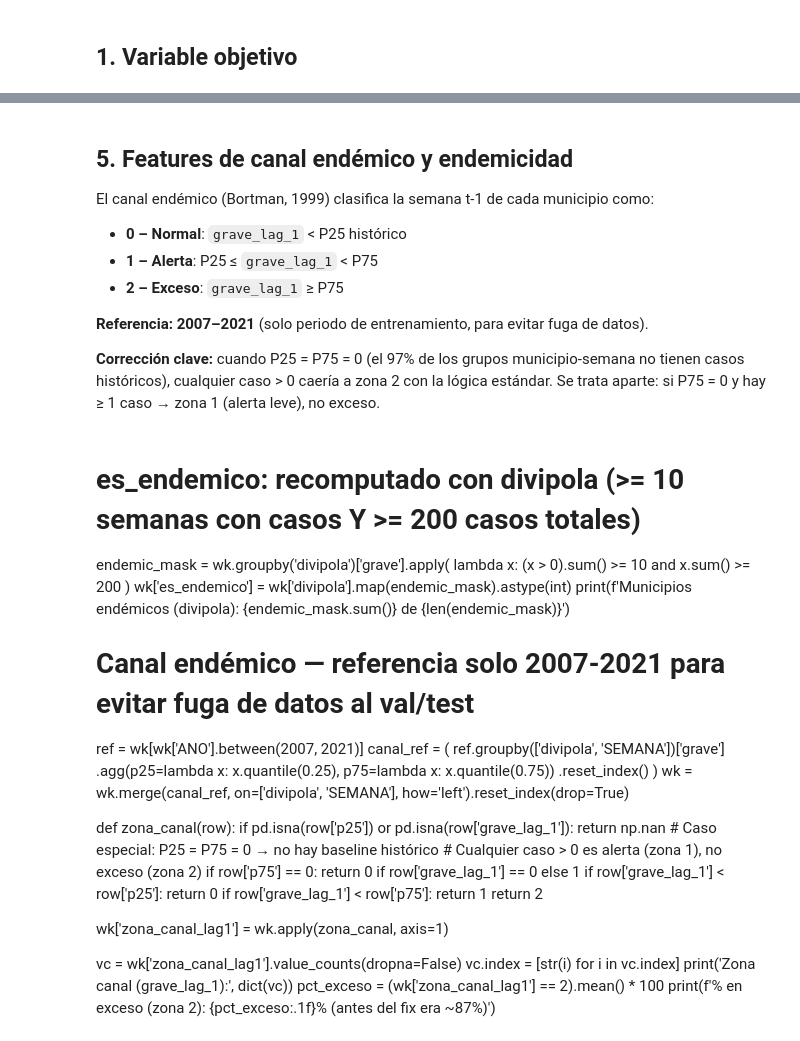
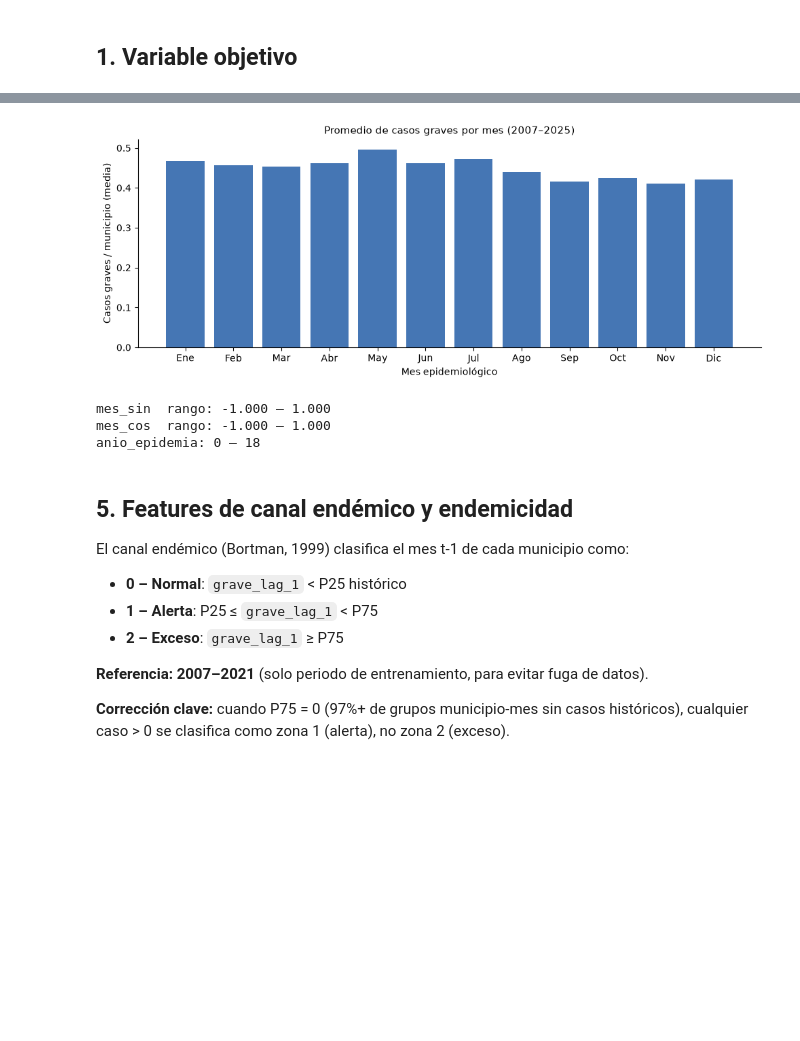
Before and after one commit to j-mauro-r/microproyecto-tema3, a Jupyter notebook: notebooks/09_Analisis_Features.ipynb, the cells around one changed output, grey strips where cells are left out. Drawn from its saved outputs; the diff is of its cells as text; code cells hidden in the pictures; blank space fills up the shorter version.

```diff
--- a/notebooks/09_Analisis_Features.ipynb
+++ b/notebooks/09_Analisis_Features.ipynb
@@ -219,48 +133,37 @@ plt.show()
+# %%
+# mes_sin/cos: codificación cíclica del mes (evita discontinuidad dic→ene)
+# anio_epidemia: tendencia continua desde 2007 (= ANO - 2007)
+# Ambas ya vienen pre-computadas en el dataset
+
+season = df.groupby('MES')['grave'].mean()
+fig, ax = plt.subplots(figsize=(10, 4))
+ax.bar(season.index, season.values, color='#1654A2', alpha=0.8, width=0.8)
+ax.set_title('Promedio de casos graves por mes (2007–2025)', fontsize=11)
+ax.set_xlabel('Mes epidemiológico')
+ax.set_ylabel('Casos graves / municipio (media)')
+ax.set_xticks(range(1, 13))
+ax.set_xticklabels(['Ene','Feb','Mar','Abr','May','Jun','Jul','Ago','Sep','Oct','Nov','Dic'])
+ax.spines[['top','right']].set_visible(False)
+plt.tight_layout()
+plt.savefig('../data/figures/12_estacionalidad_grave.png', dpi=130, bbox_inches='tight')
+plt.show()
+
+print(f'\nmes_sin  rango: {df["mes_sin"].min():.3f} – {df["mes_sin"].max():.3f}')
+print(f'mes_cos  rango: {df["mes_cos"].min():.3f} – {df["mes_cos"].max():.3f}')
+print(f'anio_epidemia: {df["anio_epidemia"].min()} – {df["anio_epidemia"].max()}')
+# %% [output]
+[figure, added]
+mes_sin  rango: -1.000 – 1.000
+mes_cos  rango: -1.000 – 1.000
+anio_epidemia: 0 – 18
 # %% [markdown]
 ## 5. Features de canal endémico y endemicidad
 
-El canal endémico (Bortman, 1999) clasifica la semana t-1 de cada municipio como:
+El canal endémico (Bortman, 1999) clasifica el mes t-1 de cada municipio como:
 - **0 – Normal**: `grave_lag_1` < P25 histórico
 - **1 – Alerta**: P25 ≤ `grave_lag_1` < P75
 - **2 – Exceso**: `grave_lag_1` ≥ P75
 
 **Referencia: 2007–2021** (solo periodo de entrenamiento, para evitar fuga de datos).
 
-**Corrección clave:** cuando P25 = P75 = 0 (el 97% de los grupos municipio-semana no tienen casos históricos), cualquier caso > 0 caería a zona 2 con la lógica estándar. Se trata aparte: si P75 = 0 y hay ≥ 1 caso → zona 1 (alerta leve), no exceso.
+**Corrección clave:** cuando P75 = 0 (97%+ de grupos municipio-mes sin casos históricos), cualquier caso > 0 se clasifica como zona 1 (alerta), no zona 2 (exceso).
-# %% [markdown]
-# es_endemico: recomputado con divipola (>= 10 semanas con casos Y >= 200 casos totales)
-endemic_mask = wk.groupby('divipola')['grave'].apply(
-    lambda x: (x > 0).sum() >= 10 and x.sum() >= 200
-)
-wk['es_endemico'] = wk['divipola'].map(endemic_mask).astype(int)
-print(f'Municipios endémicos (divipola): {endemic_mask.sum()} de {len(endemic_mask)}')
-
-# Canal endémico — referencia solo 2007-2021 para evitar fuga de datos al val/test
-ref = wk[wk['ANO'].between(2007, 2021)]
-canal_ref = (
-    ref.groupby(['divipola', 'SEMANA'])['grave']
-    .agg(p25=lambda x: x.quantile(0.25), p75=lambda x: x.quantile(0.75))
-    .reset_index()
-)
-wk = wk.merge(canal_ref, on=['divipola', 'SEMANA'], how='left').reset_index(drop=True)
-
-def zona_canal(row):
-    if pd.isna(row['p25']) or pd.isna(row['grave_lag_1']):
-        return np.nan
-    # Caso especial: P25 = P75 = 0 → no hay baseline histórico
-    # Cualquier caso > 0 es alerta (zona 1), no exceso (zona 2)
-    if row['p75'] == 0:
-        return 0 if row['grave_lag_1'] == 0 else 1
-    if row['grave_lag_1'] < row['p25']:
-        return 0
-    if row['grave_lag_1'] < row['p75']:
-        return 1
-    return 2
-
-wk['zona_canal_lag1'] = wk.apply(zona_canal, axis=1)
-
-vc = wk['zona_canal_lag1'].value_counts(dropna=False)
-vc.index = [str(i) for i in vc.index]
-print('Zona canal (grave_lag_1):', dict(vc))
-pct_exceso = (wk['zona_canal_lag1'] == 2).mean() * 100
-print(f'% en exceso (zona 2): {pct_exceso:.1f}%  (antes del fix era ~87%)')
```
Also changed, not shown: parts of 26 cells of this notebook.
